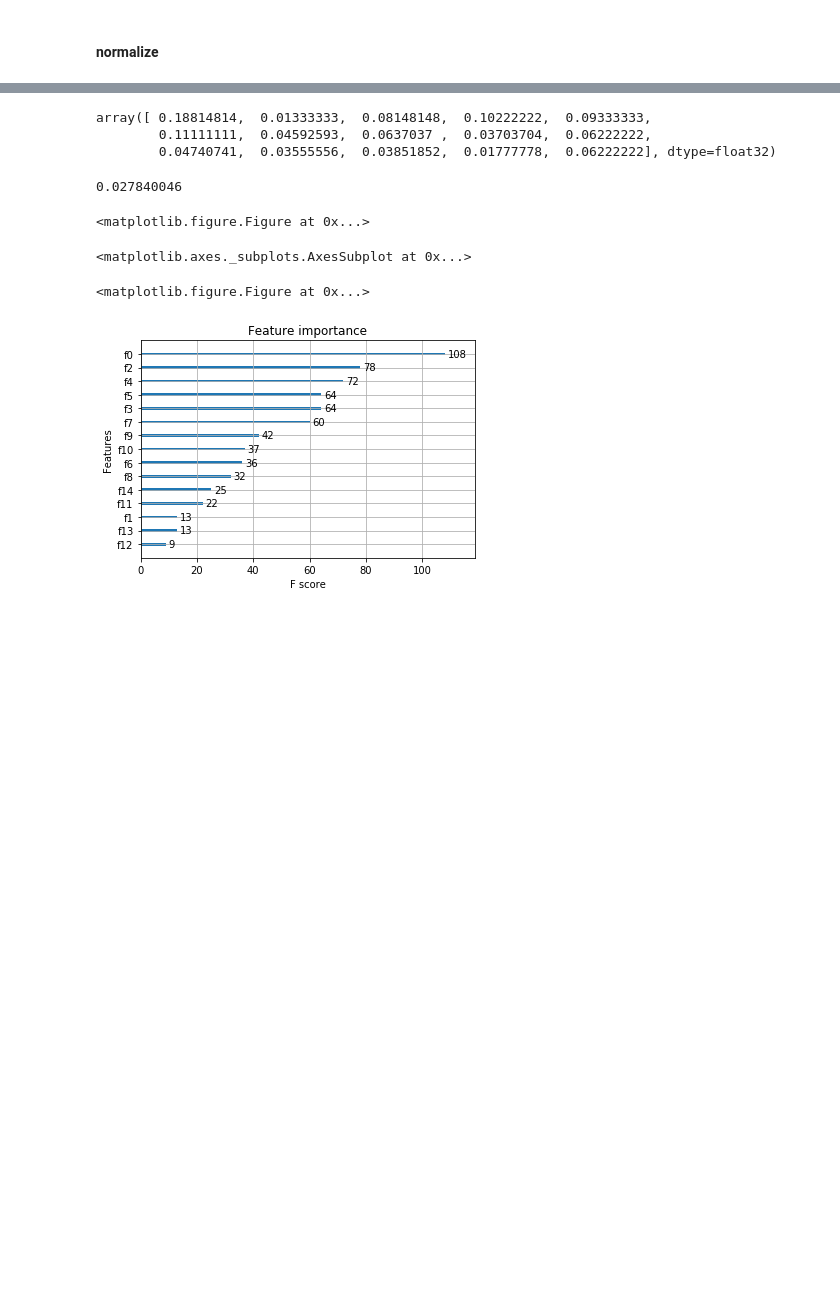
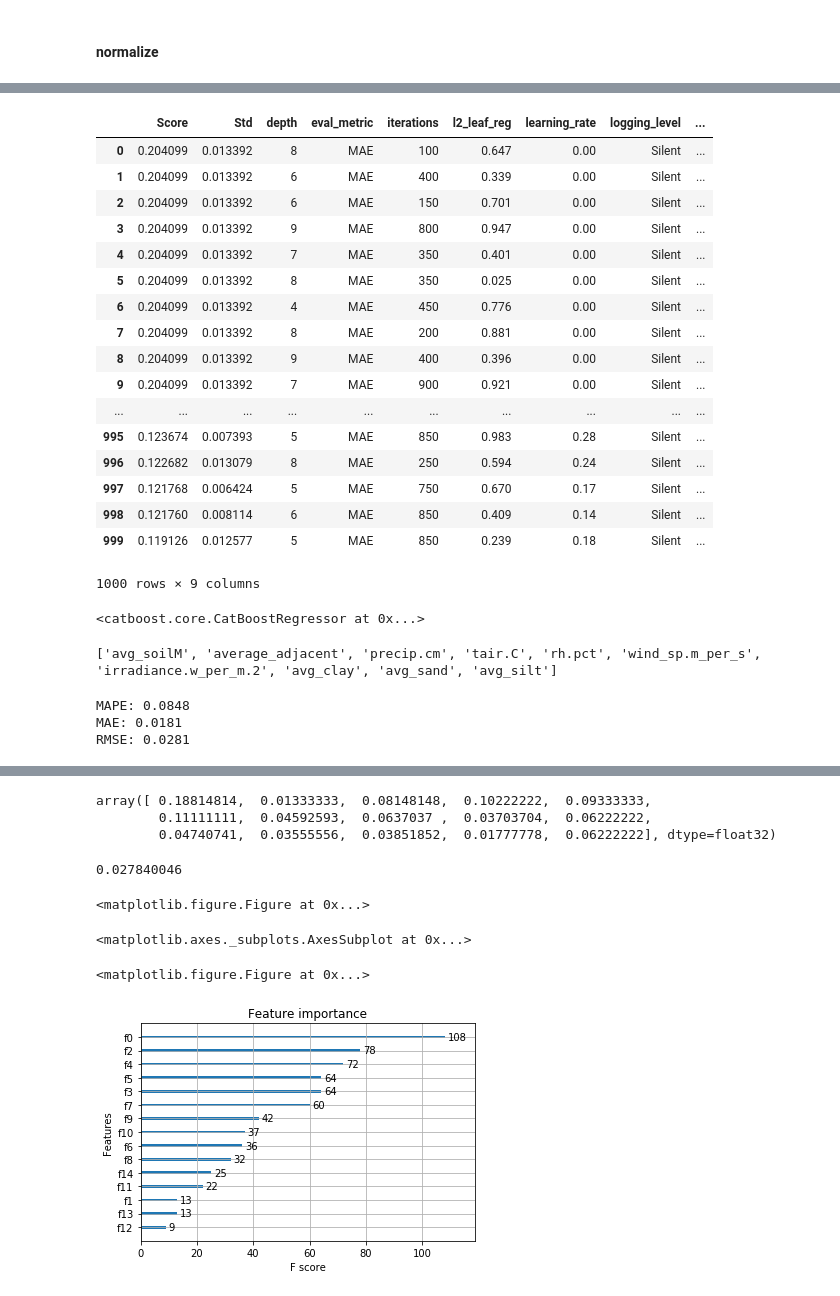
Before and after one commit to MichaelRGrant/HydroSatML, a Jupyter notebook: jupyter_notebooks/capstone models.ipynb, the cells around one changed output, grey strips where cells are left out. Cells and saved outputs as stored; diff of their text form; code cells hidden in the pictures; blank space fills up the shorter version.

```diff
--- a/jupyter_notebooks/capstone models.ipynb
+++ b/jupyter_notebooks/capstone models.ipynb
@@ -196,0 +413,28 @@ mean_absolute_error(y_pred=y_pred_inv, y_true=y_test_inv)
+# %%
+cat_model = CatBoostRegressor()
+
+iterations = range(50, 1000, 50)
+depth = range(4,10,1)
+eval_metric = ['MAE']
+od_type = ['Iter']
+learning_rate = np.arange(0,0.301,0.01)
+l2_leaf_reg = np.arange(0,1,0.001)
+bagging_temperature = np.arange(0,1,0.1)
+logging_level=['Silent']
+
+
+param_grid = dict(iterations = iterations,
+                  depth = depth,
+                  eval_metric=eval_metric,
+                  od_type=od_type,
+                  l2_leaf_reg=l2_leaf_reg,
+                  learning_rate = learning_rate,
+                  logging_level=logging_level)
+
+start_timing()
+sweeper = random_sweep(
+    X_train, y_train,
+    cat_model, param_grid,
+    scoring=compute_mape_centerScale,
+    n_iter=1000, n_jobs=7, refit=False, cv=3, verbose=1)
+report_timing()
@@ -196,0 +452,43 @@ mean_absolute_error(y_pred=y_pred_inv, y_true=y_test_inv)
+# %%
+sweep_stats(sweeper)
+# %% [output]
+|  | Score | Std | depth | eval_metric | iterations | l2_leaf_reg | learning_rate | logging_level | ... |
+| 0 | 0.204099 | 0.013392 | 8 | MAE | 100 | 0.647 | 0.00 | Silent | ... |
+| 1 | 0.204099 | 0.013392 | 6 | MAE | 400 | 0.339 | 0.00 | Silent | ... |
+| 2 | 0.204099 | 0.013392 | 6 | MAE | 150 | 0.701 | 0.00 | Silent | ... |
+| 3 | 0.204099 | 0.013392 | 9 | MAE | 800 | 0.947 | 0.00 | Silent | ... |
+| 4 | 0.204099 | 0.013392 | 7 | MAE | 350 | 0.401 | 0.00 | Silent | ... |
+| 5 | 0.204099 | 0.013392 | 8 | MAE | 350 | 0.025 | 0.00 | Silent | ... |
+| 6 | 0.204099 | 0.013392 | 4 | MAE | 450 | 0.776 | 0.00 | Silent | ... |
+| 7 | 0.204099 | 0.013392 | 8 | MAE | 200 | 0.881 | 0.00 | Silent | ... |
+| 8 | 0.204099 | 0.013392 | 9 | MAE | 400 | 0.396 | 0.00 | Silent | ... |
+| 9 | 0.204099 | 0.013392 | 7 | MAE | 900 | 0.921 | 0.00 | Silent | ... |
+| ... | ... | ... | ... | ... | ... | ... | ... | ... | ... |
+| 995 | 0.123674 | 0.007393 | 5 | MAE | 850 | 0.983 | 0.28 | Silent | ... |
+| 996 | 0.122682 | 0.013079 | 8 | MAE | 250 | 0.594 | 0.24 | Silent | ... |
+| 997 | 0.121768 | 0.006424 | 5 | MAE | 750 | 0.670 | 0.17 | Silent | ... |
+| 998 | 0.121760 | 0.008114 | 6 | MAE | 850 | 0.409 | 0.14 | Silent | ... |
+| 999 | 0.119126 | 0.012577 | 5 | MAE | 850 | 0.239 | 0.18 | Silent | ... |
+1000 rows × 9 columns
+# %%
+cat_model = CatBoostRegressor(iterations=850, depth=5, eval_metric='MAE',
+                              l2_leaf_reg=0.239, learning_rate=0.18, od_type='Iter')
+cat_model.fit(X=X_train, y=y_train, verbose=None, logging_level='Silent')
+print(keep_cols)
+# %% [output]
+<catboost.core.CatBoostRegressor at 0x...>
+['avg_soilM', 'average_adjacent', 'precip.cm', 'tair.C', 'rh.pct', 'wind_sp.m_per_s', 'irradiance.w_per_m.2', 'avg_clay', 'avg_sand', 'avg_silt']
+# %%
+# make predictions for test data
+y_pred = cat_model.predict(X_test)
+y_pred_inv = (y_pred * std_y) + mean_y
+y_test_inv = (y_test * std_y) + mean_y
+
+# y_pred_inv
+print('MAPE: {0:0.4f}'.format(mean_absolute_percentage_error(y_pred=y_pred_inv, y_true=y_test_inv)))
+print('MAE: {0:0.4f}'.format(mean_absolute_error(y_pred=y_pred_inv, y_true=y_test_inv)))
+print('RMSE: {0:0.4f}'.format(sqrt(mean_squared_error(y_pred=y_pred_inv, y_true=y_test_inv))))
+# %% [output]
+MAPE: 0.0848
+MAE: 0.0181
+RMSE: 0.0281
```
Also changed, not shown: parts of 44 cells of this notebook.
